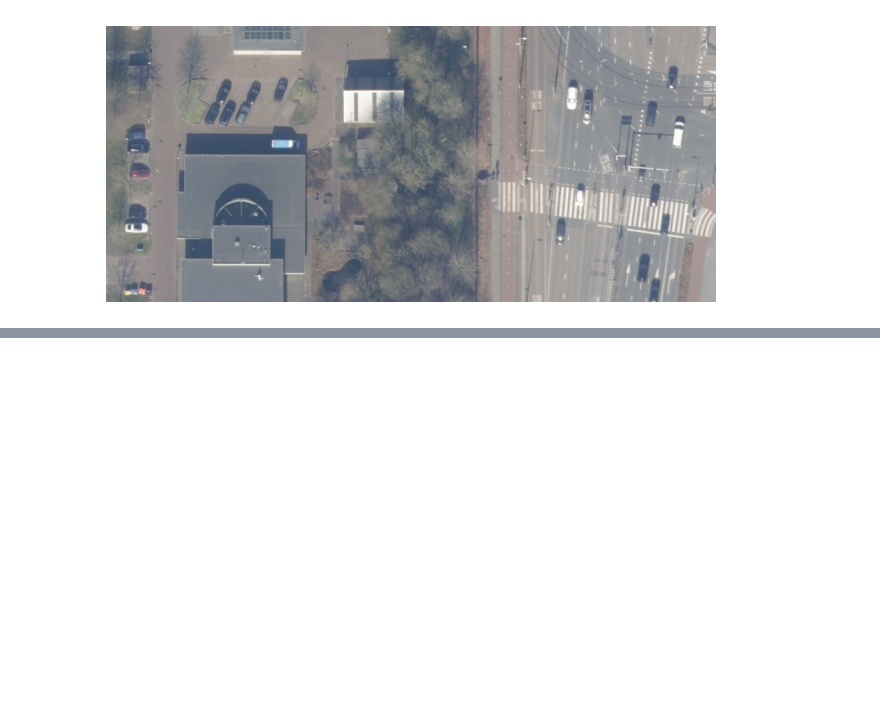
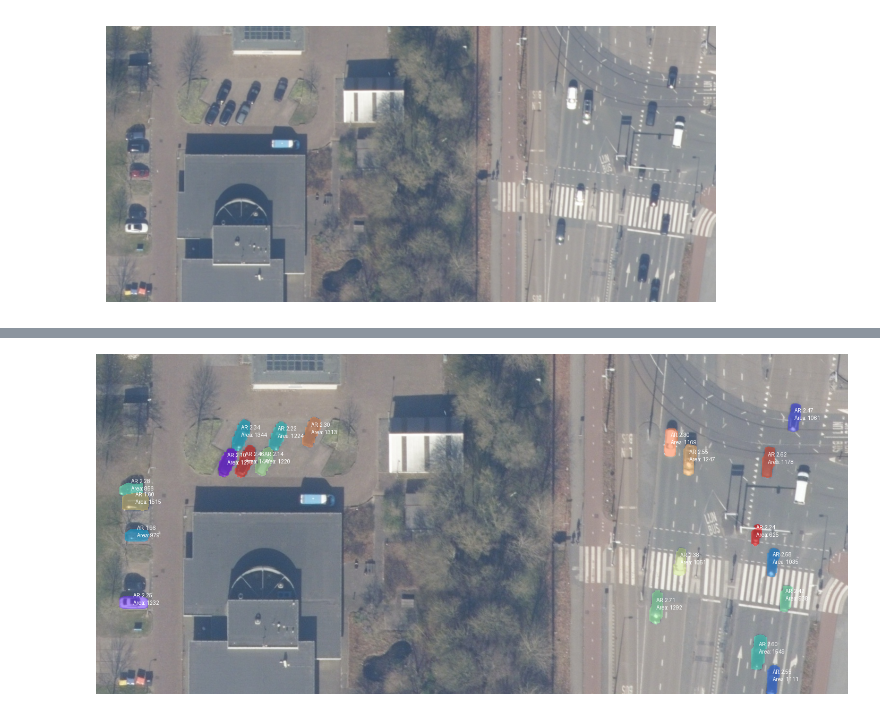
Before and after one commit to blin04/lauzhack, a Jupyter notebook: sPARKing.ipynb, the cells around one changed output, grey strips where cells are left out. Drawn from its saved outputs; the diff is of its cells as text; code cells hidden in the pictures; blank space fills up the shorter version.

```diff
--- a/sPARKing.ipynb
+++ b/sPARKing.ipynb
@@ -483,0 +172,91 @@ Lot 2: 9 cars, 100% parked, avg orientation diff: 48.5°
+# %%
+# detect cars and estimate orientations
+from IPython.display import display
+print("\nDetecting cars and estimating their orientations...")
+
+inputs_cars = processor(images=image, text="car body", return_tensors="pt").to(device)
+
+with torch.no_grad():
+    outputs_cars = model(**inputs_cars)
+
+results_cars = processor.post_process_instance_segmentation(
+    outputs_cars,
+    threshold=0.5,
+    mask_threshold=0.5,
+    target_sizes=inputs_cars.get("original_sizes").tolist()
+)[0]
+
+print(f"Initially found {len(results_cars['masks'])} car objects. Filtering by aspect ratio and area...")
+
+# --- Filter by aspect ratio and area ---
+keep_indices = []
+min_aspect_ratio = 1.3
+max_aspect_ratio = 2.8
+min_area = 600  # Minimum area in pixels to be considered a car
+max_area = 2000 # Maximum area in pixels to exclude trucks
+
+for i, mask in enumerate(results_cars["masks"]):
+    # Calculate area
+    if torch.is_tensor(mask):
+        mask_np = mask.cpu().numpy()
+    else:
+        mask_np = np.array(mask)
+
+    # Check if mask is boolean or 0-1 or 0-255
+    if mask_np.dtype == bool:
+        area = np.sum(mask_np)
+    else:
+        area = np.sum(mask_np > 0)
+
+    if area < min_area or area > max_area:
+        continue
+
+    orient = compute_orientation(mask)
+    if orient is None:
+        continue
+    _, _, major_len, minor_len = orient
+    if minor_len < 1.0: # Avoid division by zero
+        continue
+
+    aspect_ratio = major_len / minor_len
+    if min_aspect_ratio <= aspect_ratio <= max_aspect_ratio:
+        keep_indices.append(i)
+
+# Apply filter
+results_cars["masks"] = results_cars["masks"][keep_indices]
+results_cars["scores"] = results_cars["scores"][keep_indices]
+if "labels" in results_cars:
+    results_cars["labels"] = results_cars["labels"][keep_indices]
+
+print(f"Found {len(results_cars['masks'])} car objects after filtering")
+
+cars_image, car_orientations = overlay_masks(image, results_cars["masks"], draw_orientations=False)
+draw = ImageDraw.Draw(cars_image)
+
+for i, (orient, _) in enumerate(car_orientations):
+    if orient is None:
+        print(f"Car {i}: no mask pixels")
+    else:
+        # Calculate area for display
+        mask = results_cars["masks"][i]
+        if torch.is_tensor(mask):
+            mask_np = mask.cpu().numpy()
+        else:
+            mask_np = np.array(mask)
+
+        if mask_np.dtype == bool:
+            area = np.sum(mask_np)
+        else:
+            area = np.sum(mask_np > 0)
+
+        angle_deg, centroid_xy, major_len, minor_len = orient
+        print(f"Car {i}: angle={angle_deg:.1f}°, centroid={centroid_xy}, major={major_len:.1f}, minor={minor_len:.1f}")
+
+        if minor_len > 0:
+            ar = major_len / minor_len
+            # Draw aspect ratio and area above the centroid
+            text = f"AR: {ar:.2f}\nArea: {area}"
+            draw.text((centroid_xy[0], centroid_xy[1] - 20), text, fill="white")
+
+display(cars_image)
+# %% [output]
@@ -483,0 +280 @@ Lot 2: 9 cars, 100% parked, avg orientation diff: 48.5°
+[figure, added]
```
Also changed, not shown: parts of 4 cells of this notebook, 1 other file.
